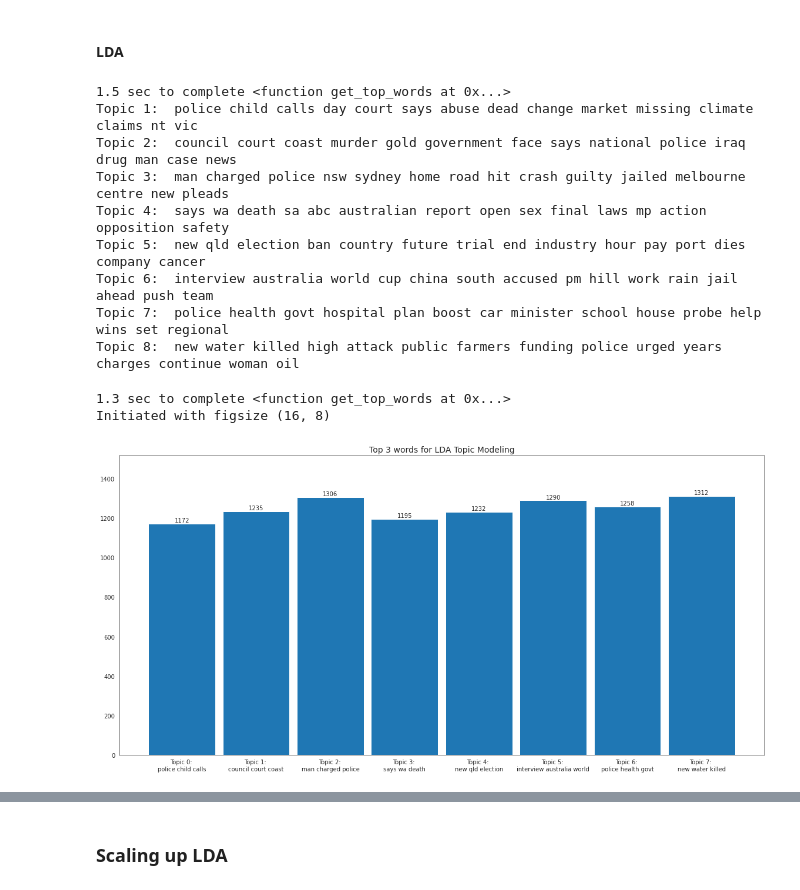
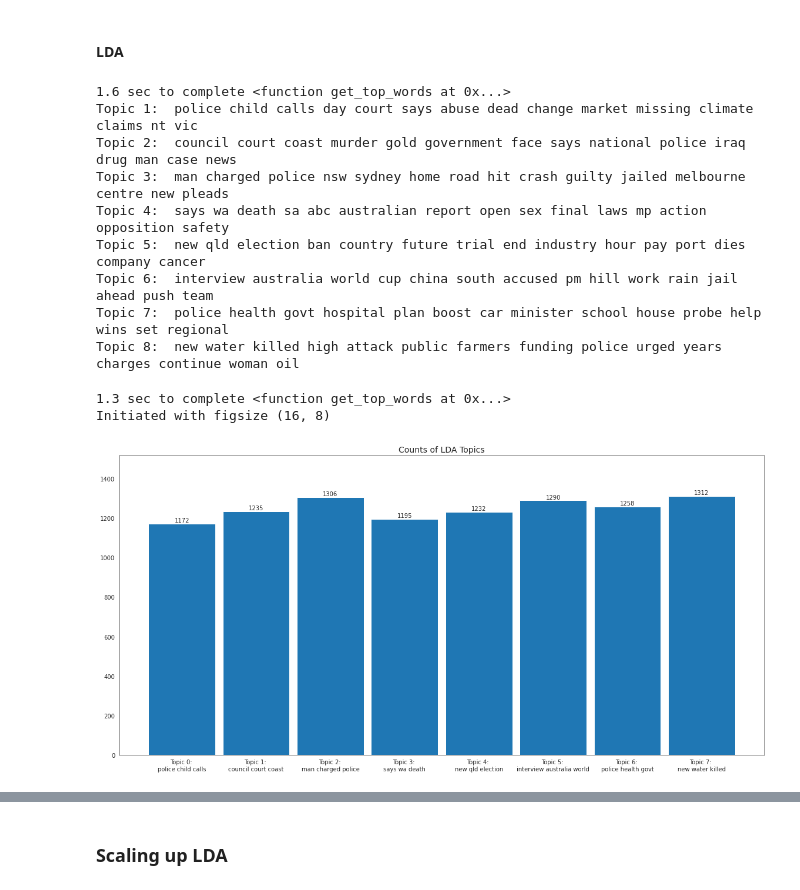
Before and after one commit to philippe-heitzmann/NLP_Topic_Modeling, a Jupyter notebook: Topic_Modeling_NLTK_Gensim.ipynb, the cells around one changed output, grey strips where cells are left out. Drawn from its saved outputs; the diff is of its cells as text; code cells hidden in the pictures.

```diff
--- a/Topic_Modeling_NLTK_Gensim.ipynb
+++ b/Topic_Modeling_NLTK_Gensim.ipynb
@@ -301,5 +398,5 @@ show(plot)
 # %% [markdown]
 #### LDA
 # %%
-lda_model = LatentDirichletAllocation(n_components=n_topics, learning_method='online', random_state=0, verbose=0)
-lda_topic_matrix = lda_model.fit_transform(document_term_matrix)
+lda_model_sklearn = LatentDirichletAllocation(n_components=n_topics, learning_method='online', random_state=0, verbose=0)
+lda_topic_matrix_sklearn = lda_model_sklearn.fit_transform(document_term_matrix)
@@ -309,9 +403,12 @@ lda_categories, lda_counts = keys_to_counts(lda_keys)
+# %%
+lda_keys_sklearn = get_keys(lda_topic_matrix_sklearn)
+lda_categories_sklearn, lda_counts_sklearn = keys_to_counts(lda_keys_sklearn)
 # %%
-top_n_words_lda = get_top_words(n = 15, n_topics = n_topics, keys = lda_keys, document_term_matrix = document_term_matrix, count_vectorizer = counter_vectorizer)
-for i in range(len(top_n_words_lda)):
-    print("Topic {}: ".format(i+1), top_n_words_lda[i])
+top_n_words_lda_sklearn = get_top_words(n = 15, n_topics = n_topics, keys = lda_keys_sklearn, document_term_matrix = document_term_matrix, count_vectorizer = counter_vectorizer)
+for i in range(len(top_n_words_lda_sklearn)):
+    print("Topic {}: ".format(i+1), top_n_words_lda_sklearn[i])
 # %% [output]
-1.5 sec to complete <function get_top_words at 0x...>
+1.6 sec to complete <function get_top_words at 0x...>
 Topic 1:  police child calls day court says abuse dead change market missing climate claims nt vic
 Topic 2:  council court coast murder gold government face says national police iraq drug man case news
 Topic 3:  man charged police nsw sydney home road hit crash guilty jailed melbourne centre new pleads
@@ -323,23 +420,23 @@ Topic 8:  new water killed high attack public farmers funding police urged years
 # %%
 import sys
 sys.path.append('/Users/Administrator/DS/DeepRoad/Object_Detection')
 sys.path.append('/Users/phil0/DS/DeepRoad/Object_Detection')
 import utils2
 from importlib import reload
 reload(utils2)
 from utils2 import *
 
 
-top_3_words_lda = get_top_words(n = 3, n_topics = 8, keys = lda_keys, document_term_matrix = document_term_matrix, count_vectorizer = counter_vectorizer)
-labels = ['Topic {}: \n'.format(i) + top_3_words_lda[i] for i in lda_categories]
+top_3_words_lda = get_top_words(n = 3, n_topics = 8, keys = lda_keys_sklearn, document_term_matrix = document_term_matrix, count_vectorizer = counter_vectorizer)
+labels_sklearn = ['Topic {}: \n'.format(i) + top_3_words_lda[i] for i in lda_categories_sklearn]
 
-df2 = pd.DataFrame({'lda_categories':lda_categories, 'lda_counts':lda_counts})
-df2.sort_values(by = 'lda_categories', axis = 0, inplace = True)
-labels.sort()
+df2 = pd.DataFrame({'lda_categories_sklearn':lda_categories_sklearn, 'lda_counts_sklearn':lda_counts_sklearn})
+df2.sort_values(by = 'lda_categories_sklearn', axis = 0, inplace = True)
+labels_sklearn.sort()
 viz4 = Viz(df = df2, figsize = (16,8))
-fig, ax = viz4.make_barplot(x = 'lda_categories', height = 'lda_counts', barwidth = 0.9, ylim_scalefactor = 1.1, hline = False, vline = False, barh = False, label_adj = 1, annots = True,
-                            title = ('Top 3 words for LDA Topic Modeling',14), xticklabels = labels, xticklocs = range(len(labels)), rotation = 0)
+fig, ax = viz4.make_barplot(x = 'lda_categories_sklearn', height = 'lda_counts_sklearn', barwidth = 0.9, ylim_scalefactor = 1.1, hline = False, vline = False, barh = False, label_adj = 1, annots = True,
+                            title = ('Counts of LDA Topics',14), xticklabels = labels_sklearn, xticklocs = range(len(labels_sklearn)), rotation = 0)
 # %% [output]
 1.3 sec to complete <function get_top_words at 0x...>
 Initiated with figsize (16, 8)
-[figure, old version]
+[figure, new version]
```
Also changed, not shown: parts of 70 cells of this notebook.
